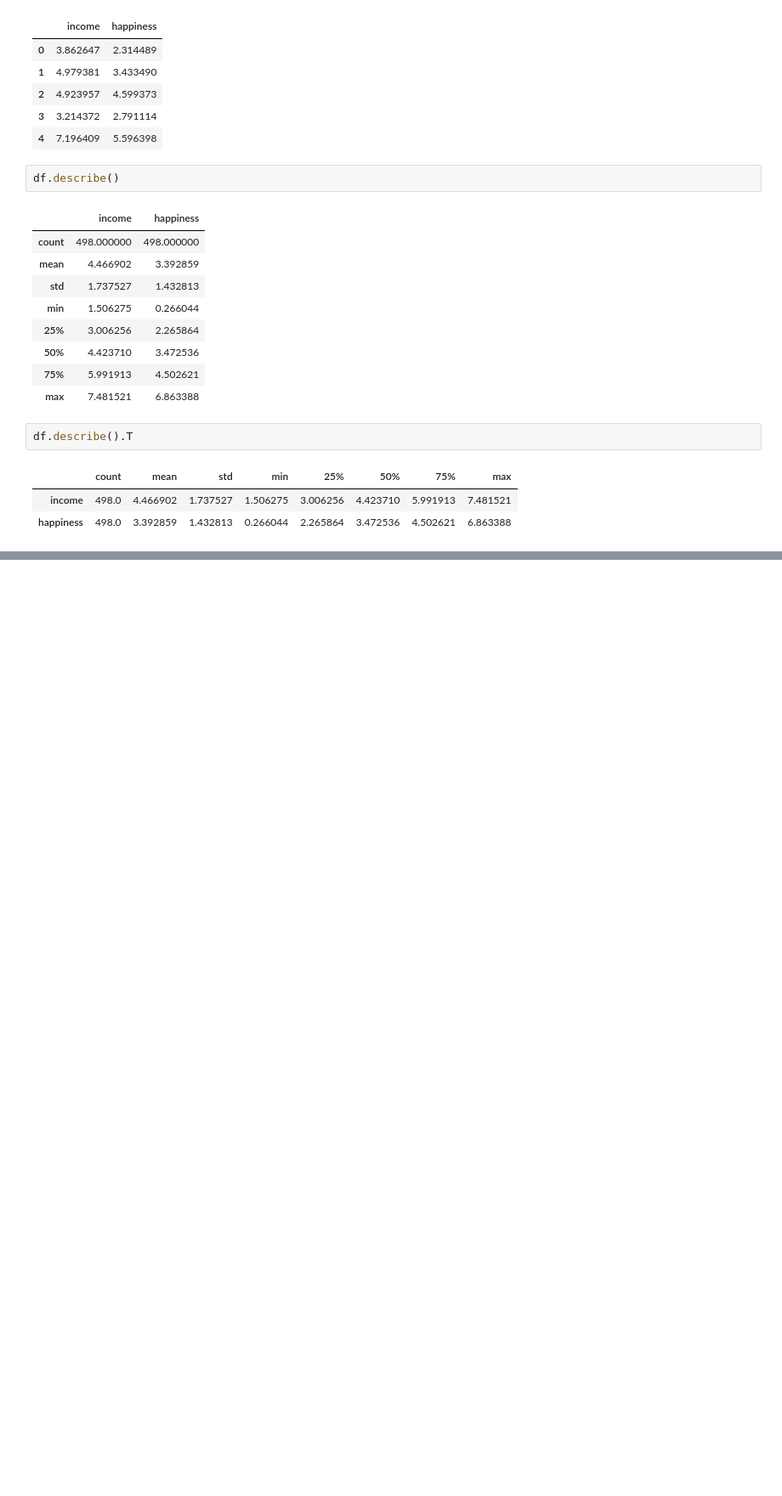
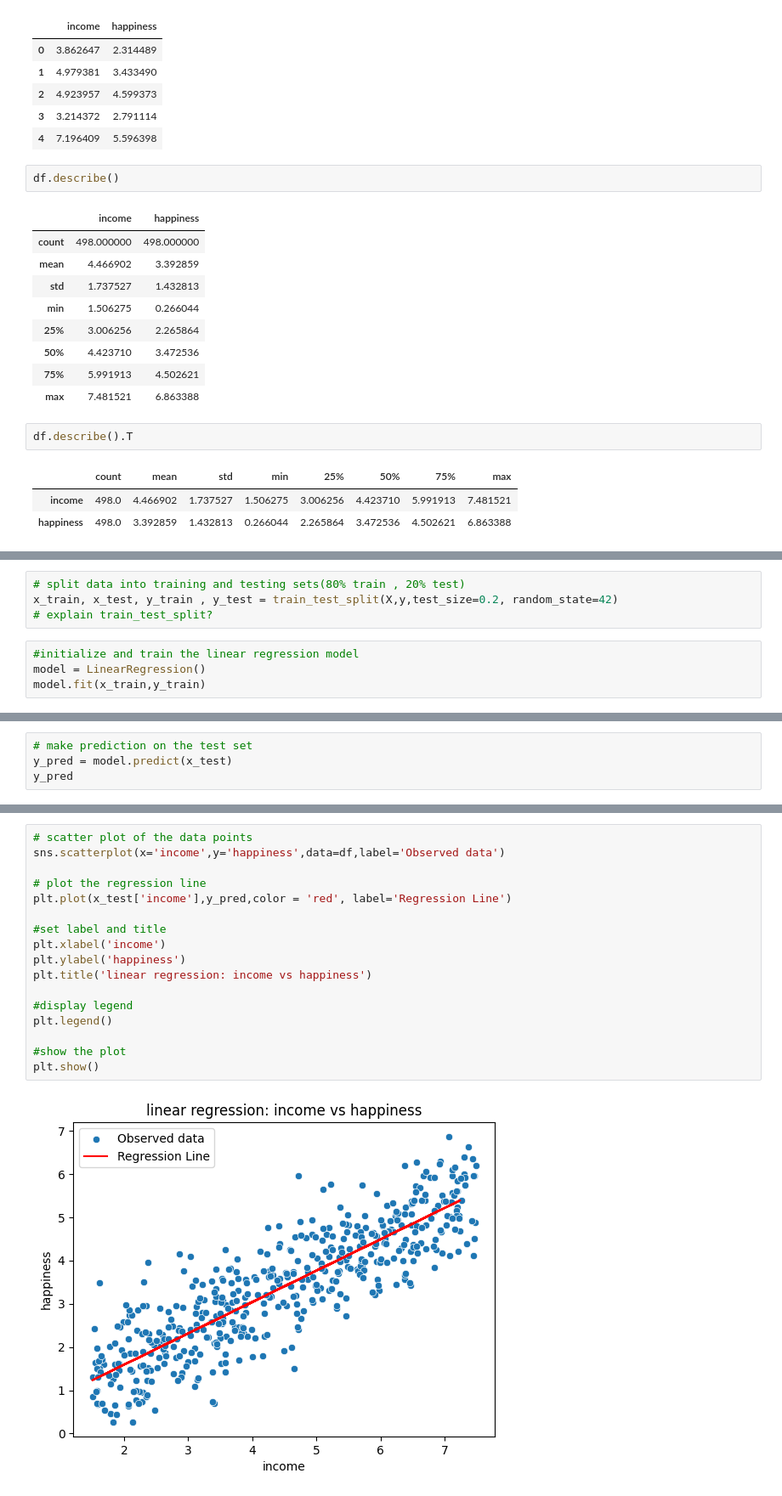
Before and after one commit to rakshume/Machine-Learning, a Jupyter notebook: Linear Regression/Linear Regression.ipynb, the cells around one changed output, grey strips where cells are left out. Shown at 85% size. Cells and saved outputs as stored; diff of their text form; blank space fills up the shorter version.

```diff
--- a/Linear Regression/Linear Regression.ipynb
+++ b/Linear Regression/Linear Regression.ipynb
@@ -102,0 +210,8 @@ happiness
+# %%
+# split data into training and testing sets(80% train , 20% test)
+x_train, x_test, y_train , y_test = train_test_split(X,y,test_size=0.2, random_state=42)
+# explain train_test_split?
+# %%
+#initialize and train the linear regression model
+model = LinearRegression()
+model.fit(x_train,y_train)
@@ -102,0 +235,4 @@ happiness
+# %%
+# make prediction on the test set
+y_pred = model.predict(x_test)
+y_pred
@@ -102,0 +288,19 @@ happiness
+# %%
+# scatter plot of the data points
+sns.scatterplot(x='income',y='happiness',data=df,label='Observed data')
+
+# plot the regression line
+plt.plot(x_test['income'],y_pred,color = 'red', label='Regression Line')
+
+#set label and title
+plt.xlabel('income')
+plt.ylabel('happiness')
+plt.title('linear regression: income vs happiness')
+
+#display legend
+plt.legend()
+
+#show the plot
+plt.show()
+# %% [output]
+[figure, added]
```
Also changed, not shown: parts of 16 cells of this notebook, 2 other files.
